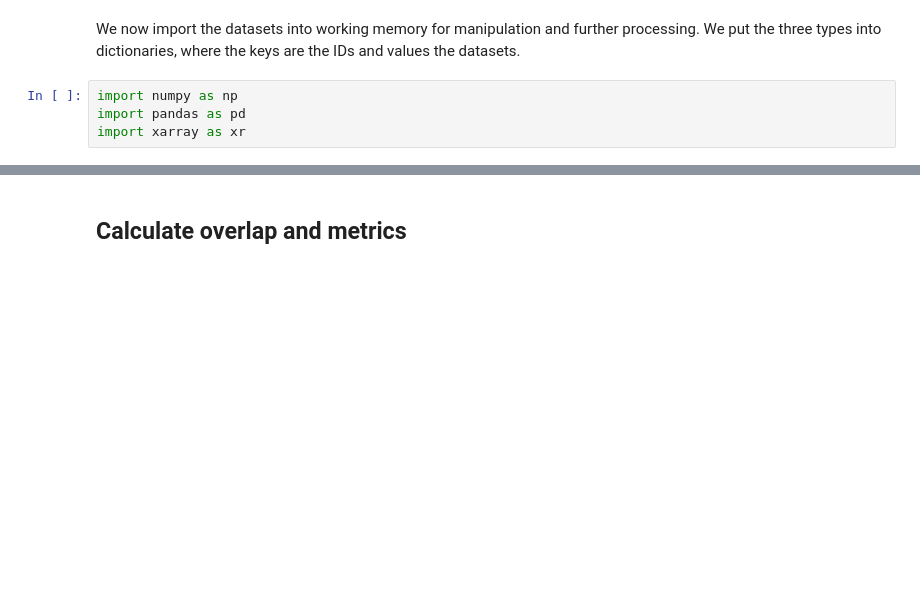
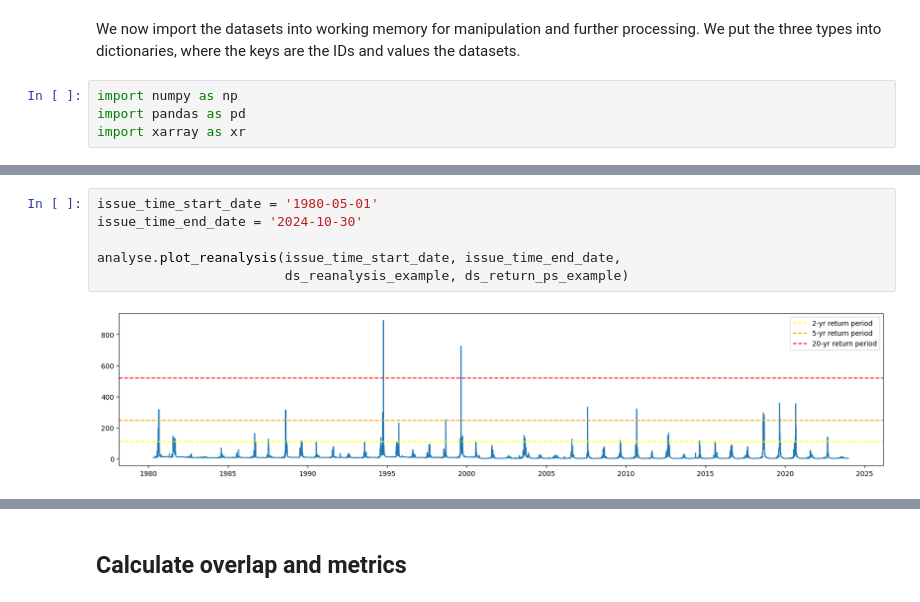
Before and after one commit to rodekruis/river-flood-data-analysis, a Jupyter notebook: GoogleFloodHub/src/GRRR.ipynb, the cells around one changed output, grey strips where cells are left out. Saved outputs shown, nothing was run; the diff lists cells and outputs as text; blank space fills up the shorter version.

```diff
--- a/GoogleFloodHub/src/GRRR.ipynb
+++ b/GoogleFloodHub/src/GRRR.ipynb
@@ -3483,0 +486,8 @@ dict_flood_events_final
+# %%
+issue_time_start_date = '1980-05-01'
+issue_time_end_date = '2024-10-30'
+
+analyse.plot_reanalysis(issue_time_start_date, issue_time_end_date,
+                        ds_reanalysis_example, ds_return_ps_example)
+# %% [output]
+[figure, added]
```
Also changed, not shown: parts of 161 cells of this notebook, 11 other files.
